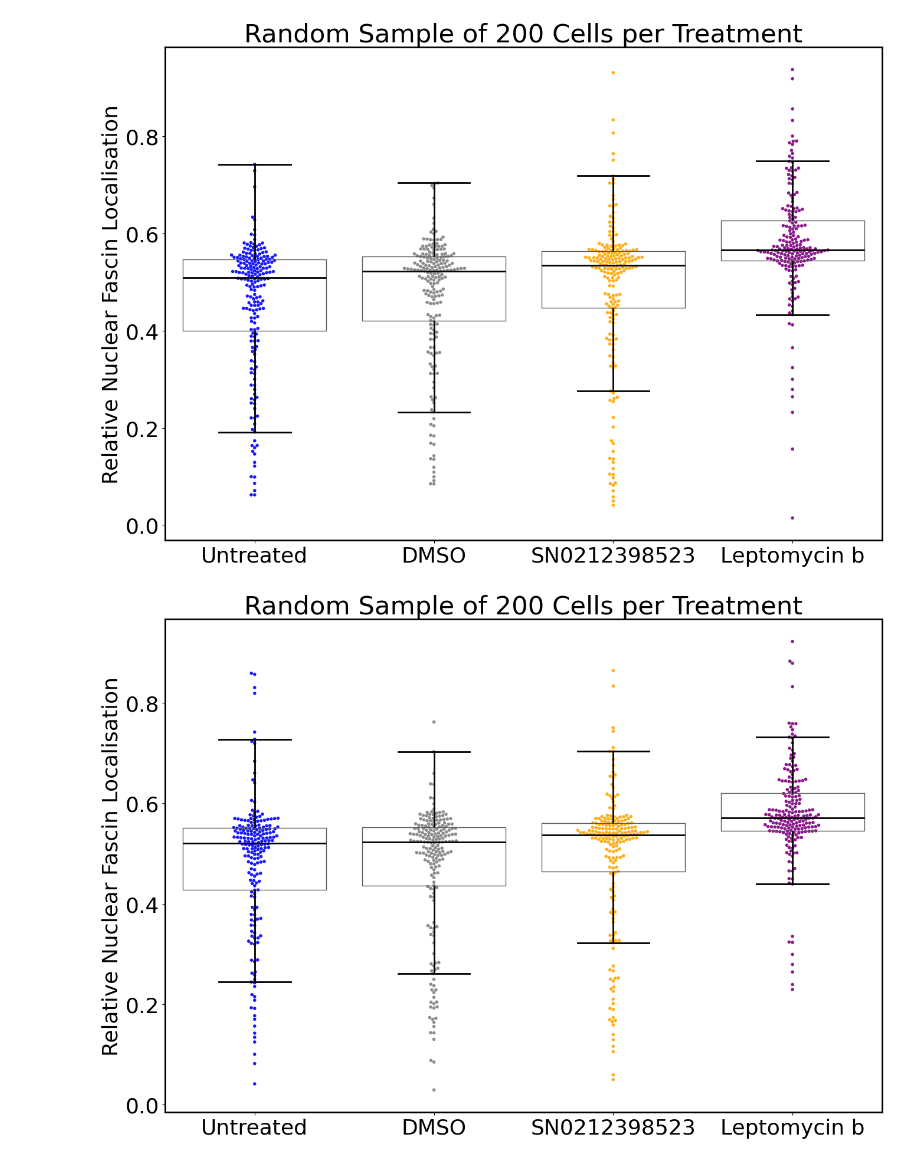
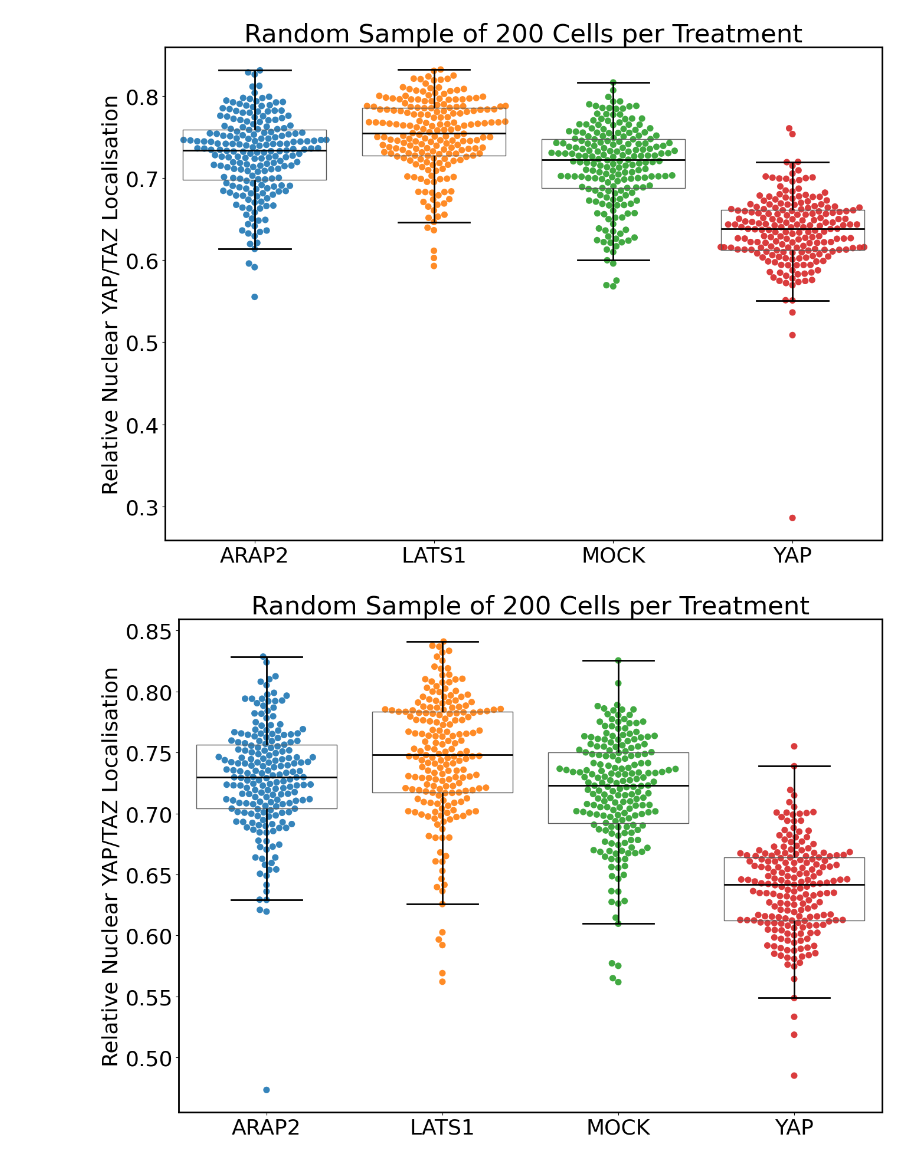
Before and after one commit to FrancisCrickInstitute/Enhancing-Reproducibility, a Jupyter notebook: notebooks/companion_framework_notebook.ipynb, the cells around one changed output. Saved outputs shown, nothing was run; the diff lists cells and outputs as text; code cells hidden in the pictures.

```diff
--- a/notebooks/companion_framework_notebook.ipynb
+++ b/notebooks/companion_framework_notebook.ipynb
@@ -18,9 +35,11 @@ from utility_functions import *
 # %%
 plt.rcParams['font.size'] = 26
 plt.rcParams['axes.linewidth'] = 2
-y_label = 'Your Metric of Interest'
-path_to_data = 'Path to a CSV file containing the data you wish to plot'
-treatment_col = 'The name of the column in "path_to_data" that represents different treatments'
-variable_of_interest = 'The metric you want to plot and compare across different treatments'
-control = 'Untreated'
+path_to_data = '../inputs/tidy_data/tidy_idr0028_data.csv'
+metric_of_interest = 'YAPTAZ_Ratio'
+axis_label = 'Relative Nuclear YAP/TAZ Localisation'
+treatment_col = 'Treatment'
+repeat_col = 'Well'
+selected_repeat = '2A'
+control = 'MOCK'
 # %% [markdown]
@@ -28,3 +47,3 @@ control = 'Untreated'
 # %%
-data_subset = pd.read_csv(path_to_data)
+data = pd.read_csv(path_to_data)
 # %% [markdown]
@@ -52,13 +93,13 @@ plot_cumulative_histogram_samples(data_subset, variable_of_interest, treatment_c
 # %%
 point_size = 8
 random_seed = 42
+sample_sizes = [50, 200]
+iterations = 3
 
-for s in [50, 200]:
-    if s > 50:
-        point_size = 4
-    for i in range(3):
-        generate_swarmplot(None, data_subset, None,
-                           treatment_col, variable_of_interest, y_label,
+for s in sample_sizes:
+    for i in range(iterations):
+        generate_swarmplot(np.unique(data[treatment_col]), data[data['Well'].str.contains(selected_repeat)], None,
+                           treatment_col, metric_of_interest, axis_label,
                            point_size=point_size, random_seed=random_seed, sample_size=s,
                            title=f'Random Sample of {s} Cells per Treatment')
         random_seed = random_seed + 1
@@ -69,2 +110,2 @@ for s in [50, 200]:
-[figure, old version]
+[figure, new version]
-[figure, old version]
+[figure, new version]
```
Also changed, not shown: parts of 16 cells of this notebook.
